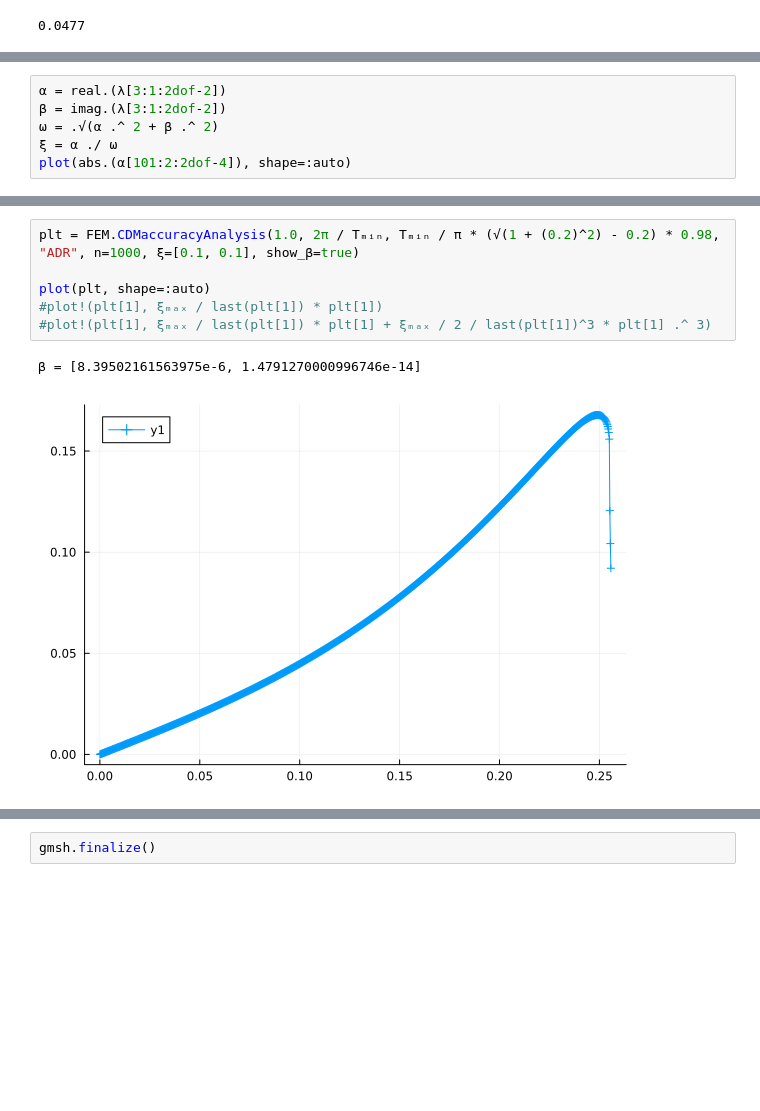
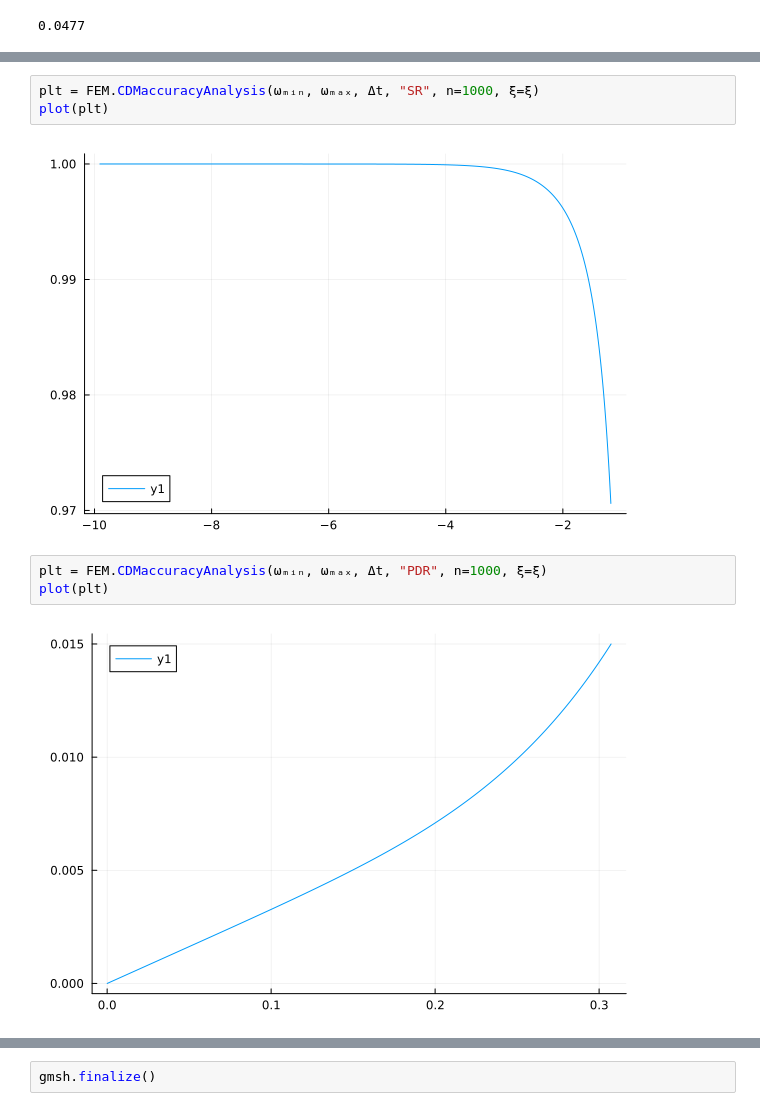
Before and after one commit to perebalazs/LowLevelFEM.jl, a Jupyter notebook: examples/wave_propagation_1D.ipynb, the cells around one changed output, grey strips where cells are left out. Cells and saved outputs as stored; diff of their text form; blank space fills up the shorter version.

```diff
--- a/examples/wave_propagation_1D.ipynb
+++ b/examples/wave_propagation_1D.ipynb
@@ -130,6 +186,0 @@ B = [O I
-# %%
-α = real.(λ[3:1:2dof-2])
-β = imag.(λ[3:1:2dof-2])
-ω = .√(α .^ 2 + β .^ 2)
-ξ = α ./ ω
-plot(abs.(α[101:2:2dof-4]), shape=:auto)
@@ -138,9 +187,10 @@ plot(abs.(α[101:2:2dof-4]), shape=:auto)
-# %%
-plt = FEM.CDMaccuracyAnalysis(1.0, 2π / Tₘᵢₙ, Tₘᵢₙ / π * (√(1 + (0.2)^2) - 0.2) * 0.98, "ADR", n=1000, ξ=[0.1, 0.1], show_β=true)
-
-plot(plt, shape=:auto)
-#plot!(plt[1], ξₘₐₓ / last(plt[1]) * plt[1])
-#plot!(plt[1], ξₘₐₓ / last(plt[1]) * plt[1] + ξₘₐₓ / 2 / last(plt[1])^3 * plt[1] .^ 3)
-# %% [output]
-β = [8.39502161563975e-6, 1.4791270000996746e-14]
-[figure, removed]
+# %%
+plt = FEM.CDMaccuracyAnalysis(ωₘᵢₙ, ωₘₐₓ, Δt, "SR", n=1000, ξ=ξ)
+plot(plt)
+# %% [output]
+[figure, added]
+# %%
+plt = FEM.CDMaccuracyAnalysis(ωₘᵢₙ, ωₘₐₓ, Δt, "PDR", n=1000, ξ=ξ)
+plot(plt)
+# %% [output]
+[figure, added]
```
Also changed, not shown: parts of 40 cells of this notebook, 2 other files.
